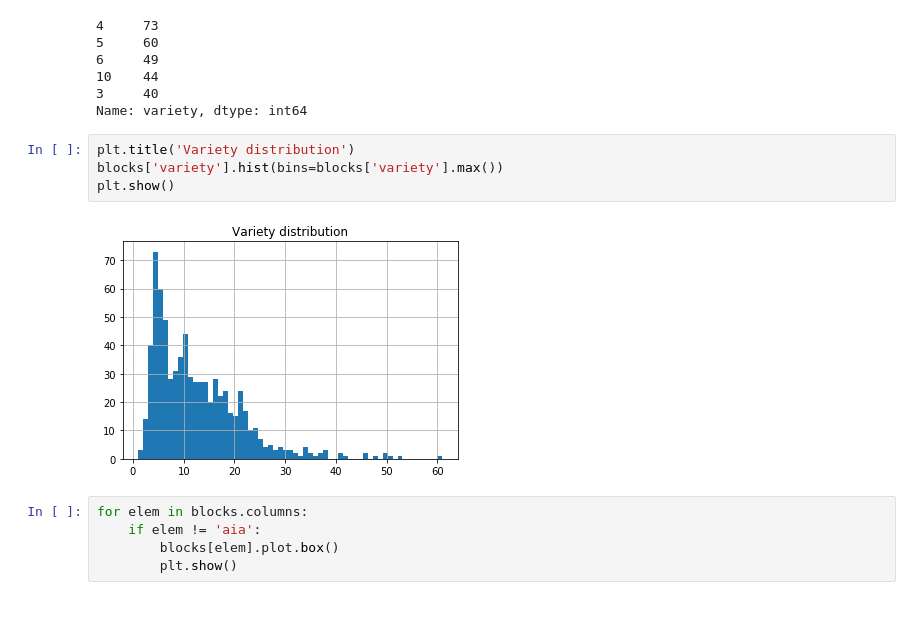
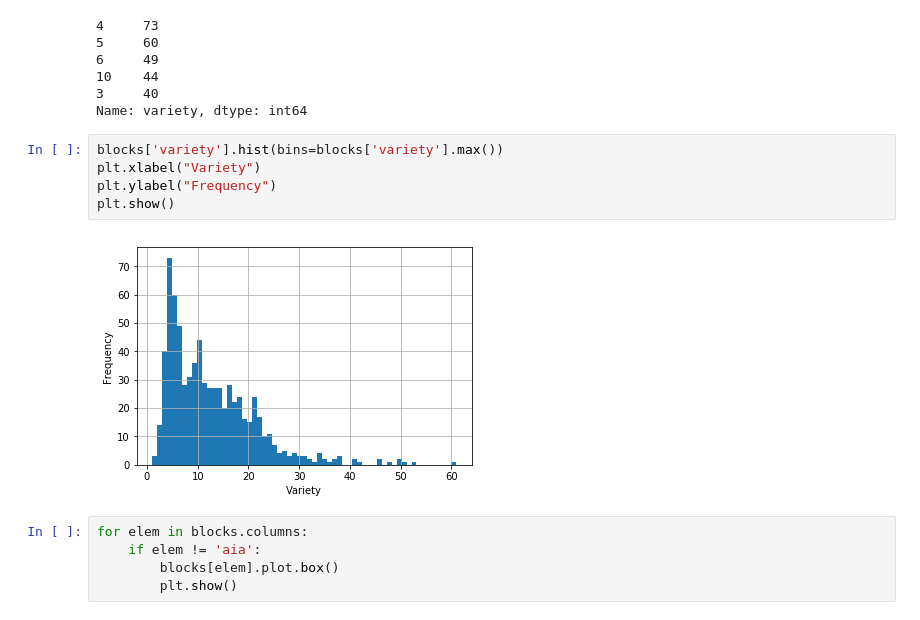
Before and after one commit to robernom/app-inventor-analysis, a Jupyter notebook: blocks_analysis.ipynb, the cells around one changed output. Cells and saved outputs as stored; diff of their text form.

```diff
--- a/blocks_analysis.ipynb
+++ b/blocks_analysis.ipynb
@@ -81,11 +81,12 @@ blocks['variety'].value_counts().head()
 3     40
 Name: variety, dtype: int64
 # %%
-plt.title('Variety distribution')
 blocks['variety'].hist(bins=blocks['variety'].max())
+plt.xlabel("Variety")
+plt.ylabel("Frequency")
 plt.show()
 # %% [output]
-[figure, old version]
+[figure, new version]
 # %%
 for elem in blocks.columns:
     if elem != 'aia':
```
Also changed, not shown: parts of 1 cell of this notebook, 3 other files.
